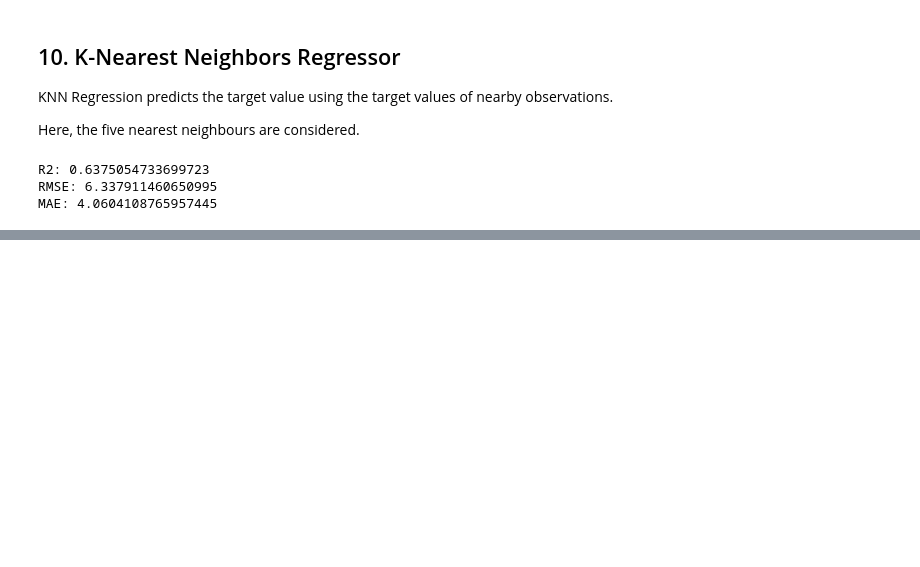
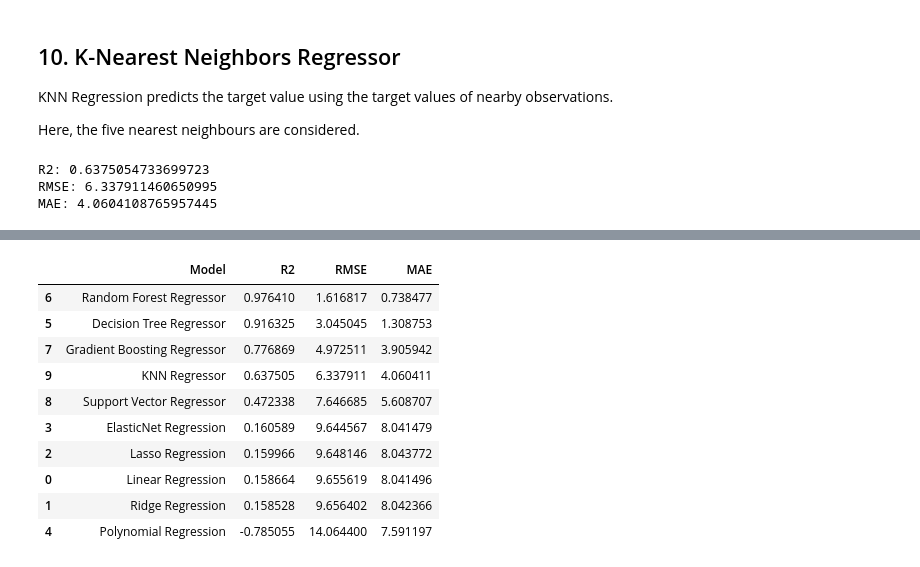
Before and after one commit to Aadhi-87/ML-Capstone-Project, a Jupyter notebook: notebooks/regression_final.ipynb, the cells around one changed output, grey strips where cells are left out. Saved outputs shown, nothing was run; the diff lists cells and outputs as text; code cells hidden in the pictures; blank space fills up the shorter version.

```diff
--- a/notebooks/regression_final.ipynb
+++ b/notebooks/regression_final.ipynb
@@ -743,0 +822,18 @@ MAE: 4.0604108765957445
+# %%
+results = results.sort_values(
+    by="R2",
+    ascending=False
+)
+results
+# %% [output]
+|  | Model | R2 | RMSE | MAE |
+| 6 | Random Forest Regressor | 0.976410 | 1.616817 | 0.738477 |
+| 5 | Decision Tree Regressor | 0.916325 | 3.045045 | 1.308753 |
+| 7 | Gradient Boosting Regressor | 0.776869 | 4.972511 | 3.905942 |
+| 9 | KNN Regressor | 0.637505 | 6.337911 | 4.060411 |
+| 8 | Support Vector Regressor | 0.472338 | 7.646685 | 5.608707 |
+| 3 | ElasticNet Regression | 0.160589 | 9.644567 | 8.041479 |
+| 2 | Lasso Regression | 0.159966 | 9.648146 | 8.043772 |
+| 0 | Linear Regression | 0.158664 | 9.655619 | 8.041496 |
+| 1 | Ridge Regression | 0.158528 | 9.656402 | 8.042366 |
+| 4 | Polynomial Regression | -0.785055 | 14.064400 | 7.591197 |
```
Also changed, not shown: parts of 30 cells of this notebook.
